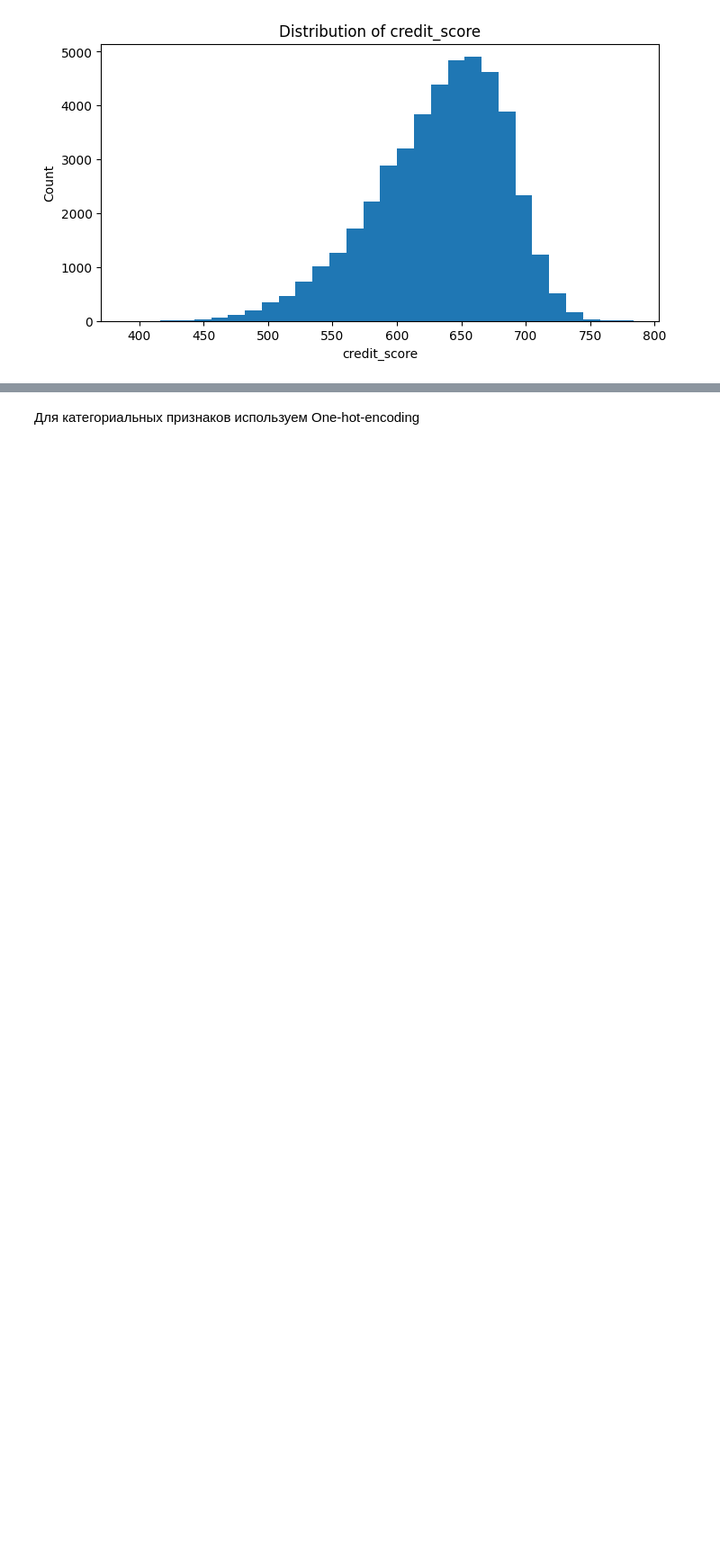
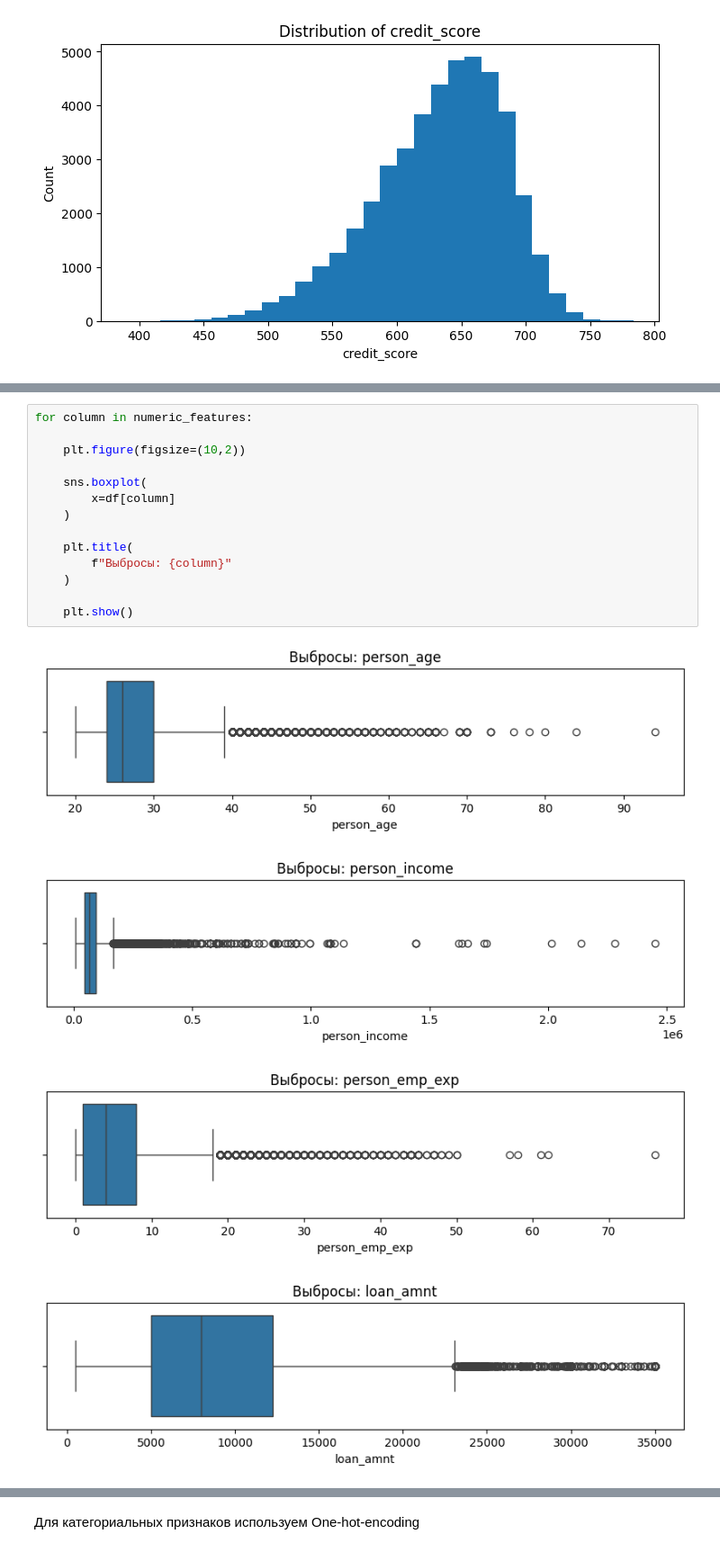
Before and after one commit to yowlxc/python2sem-lab10, a Jupyter notebook: ml/preprocessing.ipynb, the cells around one changed output, grey strips where cells are left out. Shown at 90% size. Cells and saved outputs as stored; diff of their text form; blank space fills up the shorter version.

```diff
--- a/ml/preprocessing.ipynb
+++ b/ml/preprocessing.ipynb
@@ -107,0 +147,19 @@ for column in numeric_features:
+# %%
+for column in numeric_features:
+
+    plt.figure(figsize=(10,2))
+
+    sns.boxplot(
+        x=df[column]
+    )
+
+    plt.title(
+        f"Выбросы: {column}"
+    )
+
+    plt.show()
+# %% [output]
+[figure, added]
+[figure, added]
+[figure, added]
+[figure, added]
```
Also changed, not shown: parts of 18 cells of this notebook, 6 other files.
